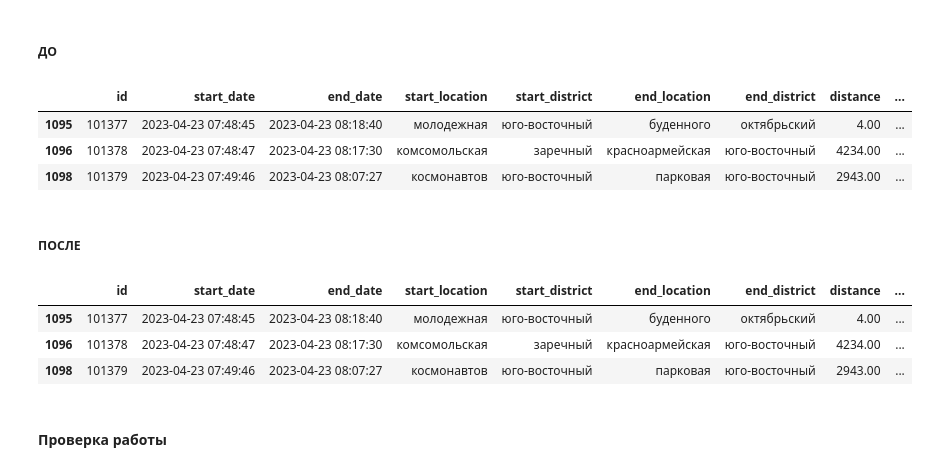
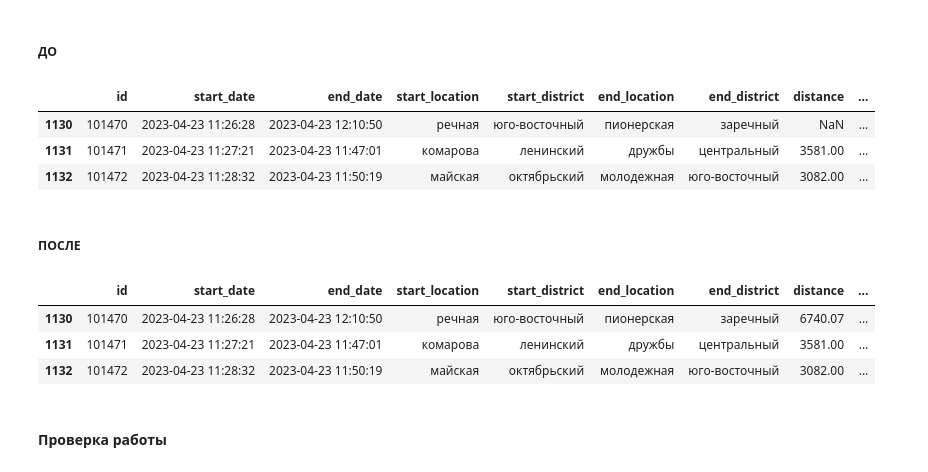
Before and after one commit to PavelFr8/Data-Scooters, a Jupyter notebook: project.ipynb, the cells around one changed output. Cells and saved outputs as stored; diff of their text form; code cells hidden in the pictures.

```diff
--- a/project.ipynb
+++ b/project.ipynb
@@ -132,10 +132,6 @@ df = pd.read_csv('rides.csv', na_values="", parse_dates=['Start Date', 'End Date
 
 # Названия колонок к PEP8
 df.columns = df.columns.str.replace(' ', '_').str.lower()
-
-# Приведение колонок к float, кроме колонки с датами
-for col in df.columns[7:]:
-    df[col] = df[col].astype(float)
 
 # Приводим значения направлений движения к единому формату
 df['end_district'] = df['end_district'].str.lower().str.strip().str.replace(" ", '-')
@@ -157,6 +153,7 @@ np.int64(4883)
 Данные, представленные в таблице rides.csv не должны дублироваться, поэтому удаляем дубликаты
 # %%
 df = df.drop_duplicates()
+df = df.reset_index(drop=True)
 # %% [markdown]
 ### Работа с пропусками
 # %%
@@ -224,27 +221,24 @@ df.iloc[1015:1018]
 # %% [markdown]
 ##### ДО
 # %%
-df.iloc[1037:1040]
+df.iloc[1130:1133]
 # %% [output]
 |  | id | start_date | end_date | start_location | start_district | end_location | end_district | distance | ... |
-| 1095 | 101377 | 2023-04-23 07:48:45 | 2023-04-23 08:18:40 | молодежная | юго-восточный | буденного | октябрьский | 4.00 | ... |
-| 1096 | 101378 | 2023-04-23 07:48:47 | 2023-04-23 08:17:30 | комсомольская | заречный | красноармейская | юго-восточный | 4234.00 | ... |
-| 1098 | 101379 | 2023-04-23 07:49:46 | 2023-04-23 08:07:27 | космонавтов | юго-восточный | парковая | юго-восточный | 2943.00 | ... |
+| 1130 | 101470 | 2023-04-23 11:26:28 | 2023-04-23 12:10:50 | речная | юго-восточный | пионерская | заречный | NaN | ... |
+| 1131 | 101471 | 2023-04-23 11:27:21 | 2023-04-23 11:47:01 | комарова | ленинский | дружбы | центральный | 3581.00 | ... |
+| 1132 | 101472 | 2023-04-23 11:28:32 | 2023-04-23 11:50:19 | майская | октябрьский | молодежная | юго-восточный | 3082.00 | ... |
 # %% [markdown]
 ##### ПОСЛЕ
 # %%
 # Заполнение пустых значений в столбце 'distance'
 df['distance'] = df['distance'].fillna(median_average_speed * (df['ride_duration'] / 60) * 1000)
 
-# Округление дистанции до целого
-df['distance'] = df['distance'].round(0)
-
-df.iloc[1037:1040]
+df.iloc[1130:1133]
 # %% [output]
 |  | id | start_date | end_date | start_location | start_district | end_location | end_district | distance | ... |
-| 1095 | 101377 | 2023-04-23 07:48:45 | 2023-04-23 08:18:40 | молодежная | юго-восточный | буденного | октябрьский | 4.00 | ... |
-| 1096 | 101378 | 2023-04-23 07:48:47 | 2023-04-23 08:17:30 | комсомольская | заречный | красноармейская | юго-восточный | 4234.00 | ... |
-| 1098 | 101379 | 2023-04-23 07:49:46 | 2023-04-23 08:07:27 | космонавтов | юго-восточный | парковая | юго-восточный | 2943.00 | ... |
+| 1130 | 101470 | 2023-04-23 11:26:28 | 2023-04-23 12:10:50 | речная | юго-восточный | пионерская | заречный | 6740.07 | ... |
+| 1131 | 101471 | 2023-04-23 11:27:21 | 2023-04-23 11:47:01 | комарова | ленинский | дружбы | центральный | 3581.00 | ... |
+| 1132 | 101472 | 2023-04-23 11:28:32 | 2023-04-23 11:50:19 | майская | октябрьский | молодежная | юго-восточный | 3082.00 | ... |
 # %% [markdown]
 #### Проверка работы
 # %%
```
Also changed, not shown: parts of 10 cells of this notebook, 3 other files.
